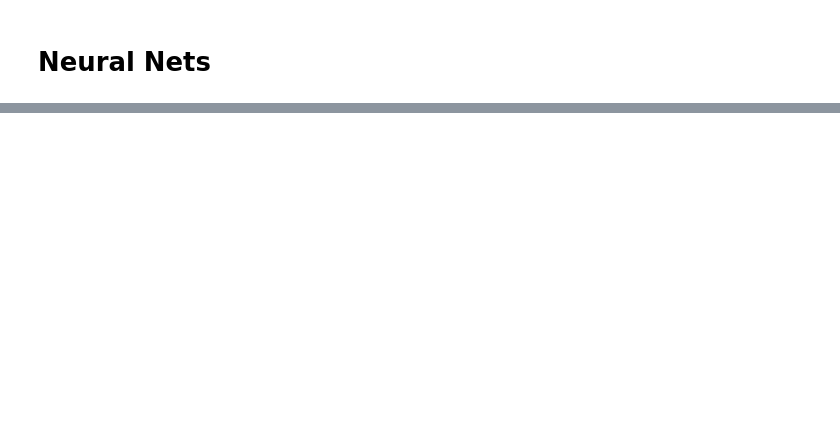
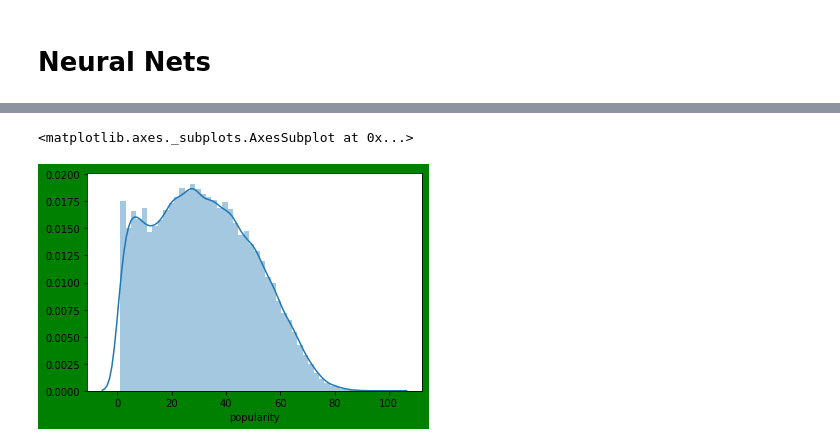
Before and after one commit to Rossana139/CoderHouse-25570-Proyecto-Spotify, a Jupyter notebook: Neural Net/Neural Net.ipynb, the cells around one changed output, grey strips where cells are left out. Cells and saved outputs as stored; diff of their text form; code cells hidden in the pictures; blank space fills up the shorter version.

```diff
--- a/Neural Net/Neural Net.ipynb
+++ b/Neural Net/Neural Net.ipynb
@@ -3,7 +3,11 @@
 # %%
 import numpy as np
 import pandas as pd
+import matplotlib.pyplot as plt
 import seaborn as sns
+import math
+plt.rcParams['axes.facecolor'] = 'white'
+plt.rcParams["figure.facecolor"] = 'green'
 # %%
 train = pd.read_csv('../Base de Datos/trainset-sin-id.csv')
 test = pd.read_csv('../Base de Datos/testset-sin-id.csv')
@@ -17,0 +25,6 @@ train.head()
+# %%
+fig = plt.figure()
+sns.distplot(train['popularity'])
+# %% [output]
+<matplotlib.axes._subplots.AxesSubplot at 0x...>
+[figure, added]
```
Also changed, not shown: parts of 22 cells of this notebook.
